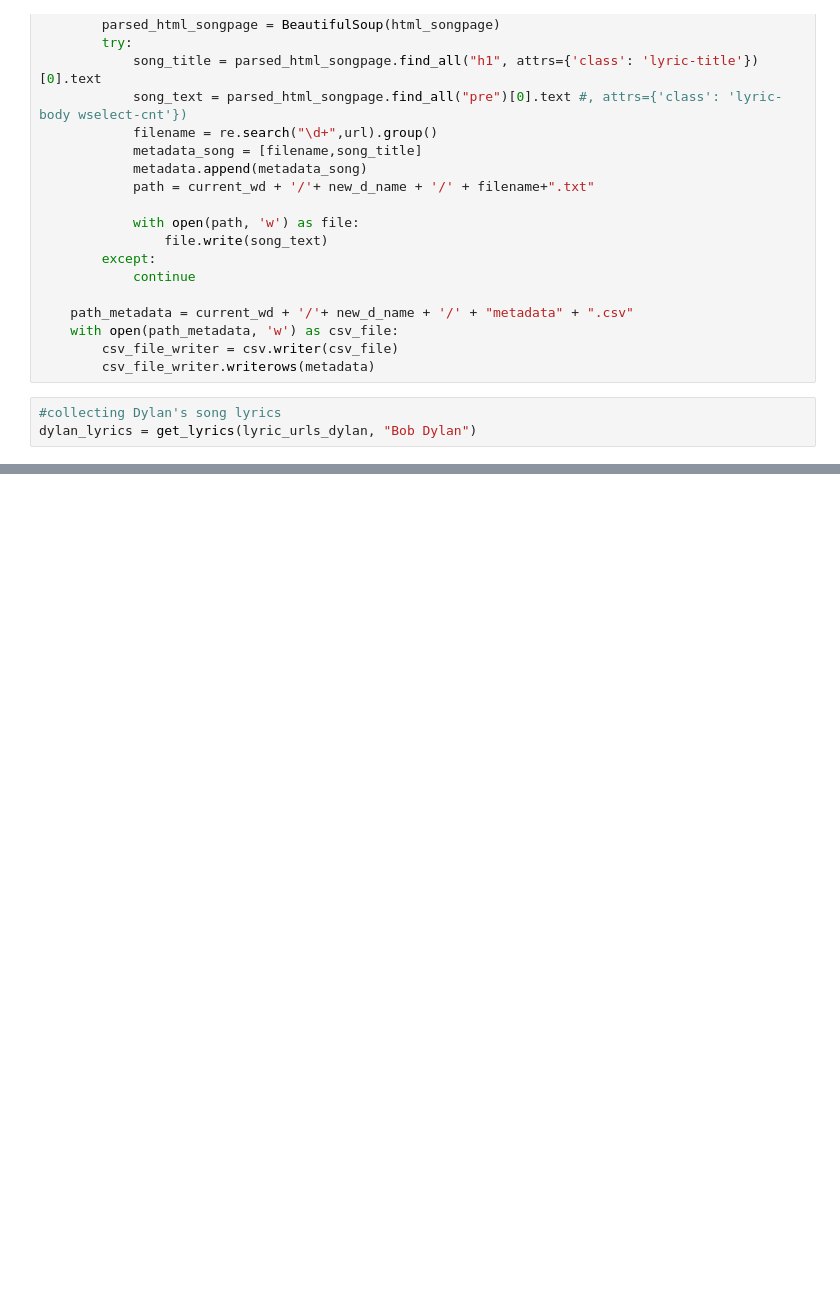
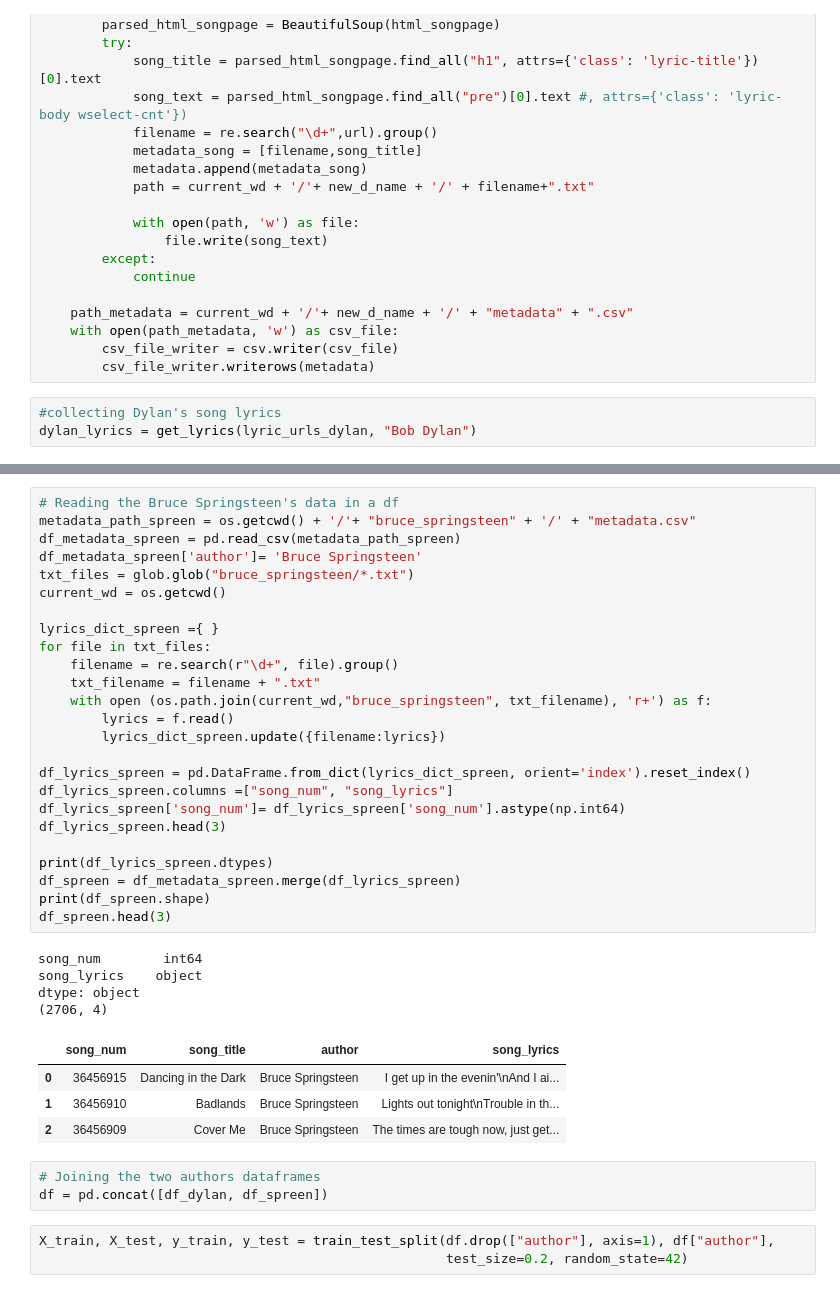
Before and after one commit to GParolini/spiced_academy_projects, a Jupyter notebook: project4_lyrics/project4_lyrics.ipynb, the cells around one changed output, grey strips where cells are left out. Drawn from its saved outputs; the diff is of its cells as text; blank space fills up the shorter version.

```diff
--- a/project4_lyrics/project4_lyrics.ipynb
+++ b/project4_lyrics/project4_lyrics.ipynb
@@ -103,0 +173,40 @@ spreen_lyrics = get_lyrics(lyric_urls_spreen, "Bruce Springsteen")
+# %%
+# Reading the Bruce Springsteen's data in a df
+metadata_path_spreen = os.getcwd() + '/'+ "bruce_springsteen" + '/' + "metadata.csv"
+df_metadata_spreen = pd.read_csv(metadata_path_spreen)
+df_metadata_spreen['author']= 'Bruce Springsteen'
+txt_files = glob.glob("bruce_springsteen/*.txt")
+current_wd = os.getcwd()
+
+lyrics_dict_spreen ={ }
+for file in txt_files:
+    filename = re.search(r"\d+", file).group()
+    txt_filename = filename + ".txt"
+    with open (os.path.join(current_wd,"bruce_springsteen", txt_filename), 'r+') as f:
+        lyrics = f.read()
+        lyrics_dict_spreen.update({filename:lyrics})
+
+df_lyrics_spreen = pd.DataFrame.from_dict(lyrics_dict_spreen, orient='index').reset_index()
+df_lyrics_spreen.columns =["song_num", "song_lyrics"]
+df_lyrics_spreen['song_num']= df_lyrics_spreen['song_num'].astype(np.int64)
+df_lyrics_spreen.head(3)
+
+print(df_lyrics_spreen.dtypes)
+df_spreen = df_metadata_spreen.merge(df_lyrics_spreen)
+print(df_spreen.shape)
+df_spreen.head(3)
+# %% [output]
+song_num        int64
+song_lyrics    object
+dtype: object
+(2706, 4)
+|  | song_num | song_title | author | song_lyrics |
+| 0 | 36456915 | Dancing in the Dark | Bruce Springsteen | I get up in the evenin'\nAnd I ai... |
+| 1 | 36456910 | Badlands | Bruce Springsteen | Lights out tonight\nTrouble in th... |
+| 2 | 36456909 | Cover Me | Bruce Springsteen | The times are tough now, just get... |
+# %%
+# Joining the two authors dataframes
+df = pd.concat([df_dylan, df_spreen])
+# %%
+X_train, X_test, y_train, y_test = train_test_split(df.drop(["author"], axis=1), df["author"],
+                                                    test_size=0.2, random_state=42)
```
Also changed, not shown: parts of 46 cells of this notebook, 6 other files.
